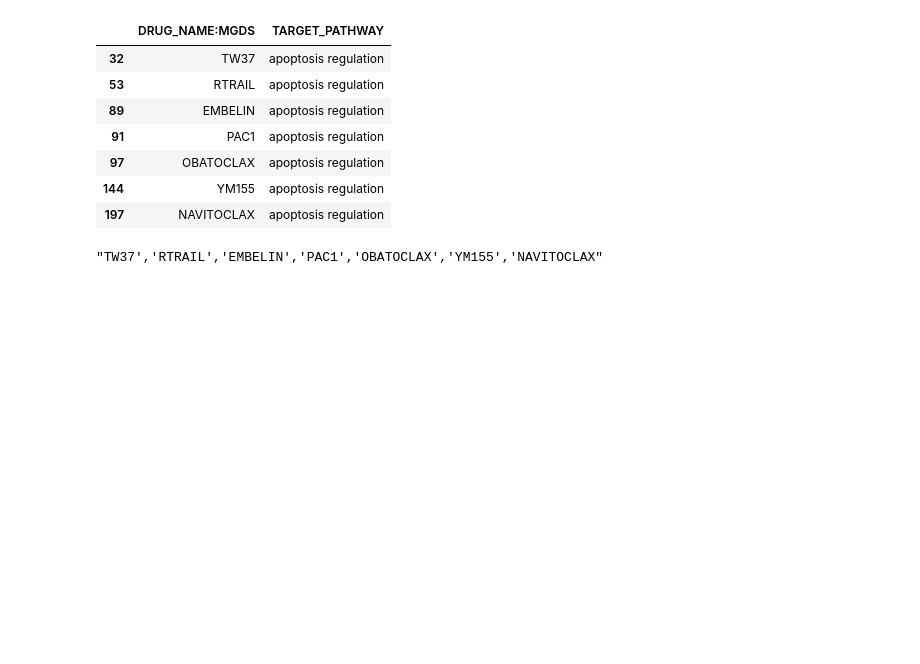
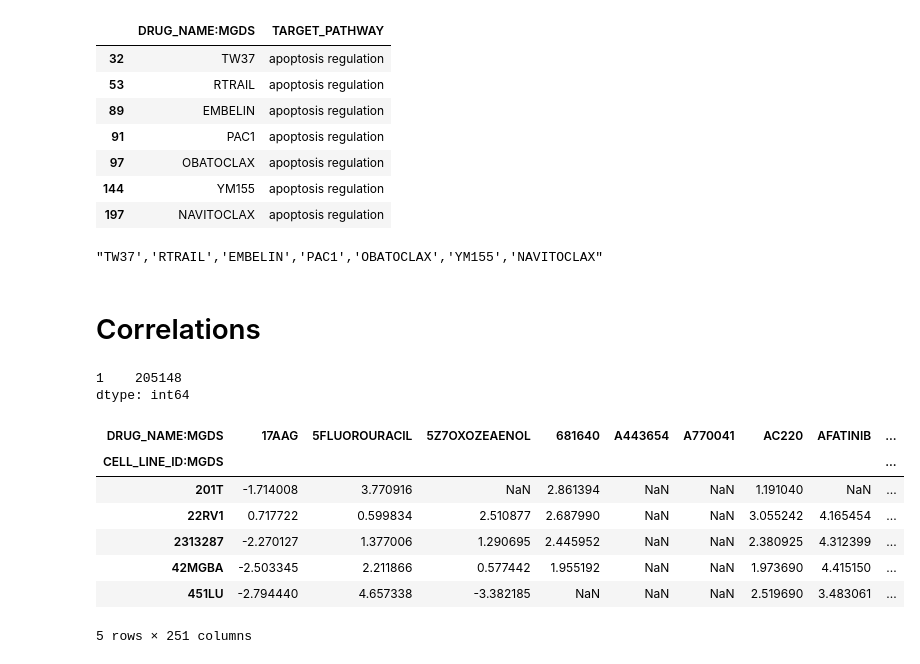
Before and after one commit to eric-czech/mgds, a Jupyter notebook: python/notebook/data_modeling/rx_modeling/drug_groupings.ipynb, the cells around one changed output. Drawn from its saved outputs; the diff is of its cells as text; code cells hidden in the pictures; blank space fills up the shorter version.

```diff
--- a/python/notebook/data_modeling/rx_modeling/drug_groupings.ipynb
+++ b/python/notebook/data_modeling/rx_modeling/drug_groupings.ipynb
@@ -67,3 +67,24 @@ d_path[d_path['TARGET_PATHWAY'] == 'apoptosis regulation']
 "','".join(d_path[d_path['TARGET_PATHWAY'] == 'apoptosis regulation']['DRUG_NAME:MGDS'].values)
 # %% [output]
 "TW37','RTRAIL','EMBELIN','PAC1','OBATOCLAX','YM155','NAVITOCLAX"
+# %% [markdown]
+# Correlations
+# %%
+dt = df[df['LN_IC50'].notnull()]
+dt.groupby(['CELL_LINE_ID:MGDS', 'DRUG_NAME:MGDS']).size().value_counts()
+# %% [output]
+1    205148
+dtype: int64
+# %%
+dc = df[df['CELL_LINE_ID:MGDS'].notnull()]
+dc = dc.pivot(index='CELL_LINE_ID:MGDS', columns='DRUG_NAME:MGDS', values='LN_IC50')
+dc.head()
+# %% [output]
+| DRUG_NAME:MGDS | 17AAG | 5FLUOROURACIL | 5Z7OXOZEAENOL | 681640 | A443654 | A770041 | AC220 | AFATINIB | ... |
+| CELL_LINE_ID:MGDS |  |  |  |  |  |  |  |  | ... |
+| 201T | -1.714008 | 3.770916 | NaN | 2.861394 | NaN | NaN | 1.191040 | NaN | ... |
+| 22RV1 | 0.717722 | 0.599834 | 2.510877 | 2.687990 | NaN | NaN | 3.055242 | 4.165454 | ... |
+| 2313287 | -2.270127 | 1.377006 | 1.290695 | 2.445952 | NaN | NaN | 2.380925 | 4.312399 | ... |
+| 42MGBA | -2.503345 | 2.211866 | 0.577442 | 1.955192 | NaN | NaN | 1.973690 | 4.415150 | ... |
+| 451LU | -2.794440 | 4.657338 | -3.382185 | NaN | NaN | NaN | 2.519690 | 3.483061 | ... |
+5 rows × 251 columns
```
Also changed, not shown: parts of 4 cells of this notebook, 4 other files.
